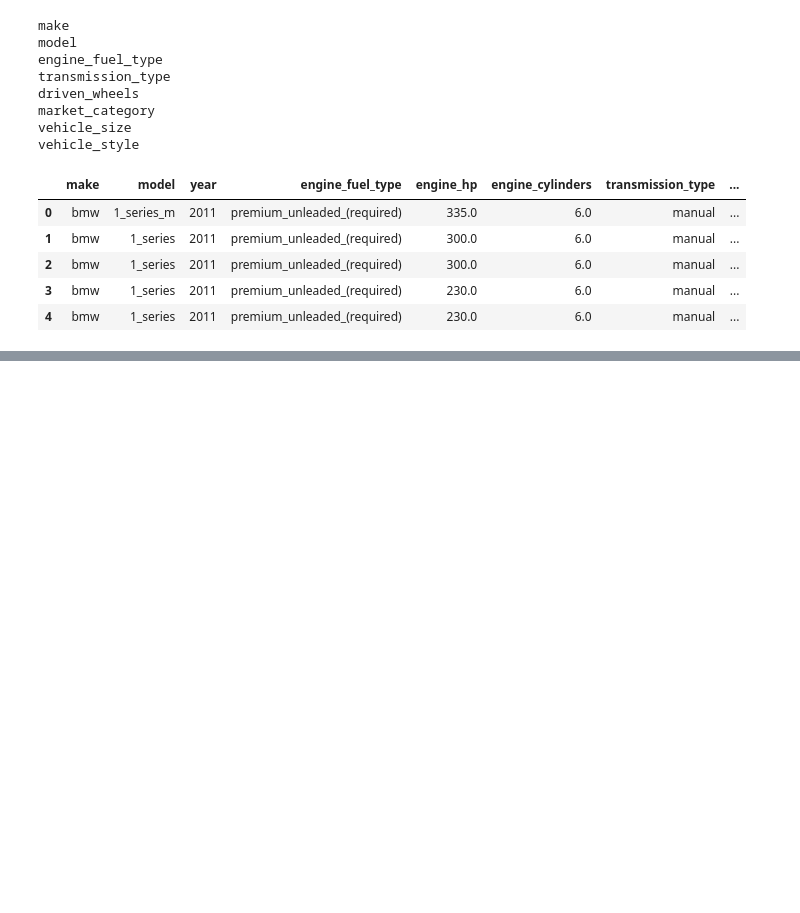
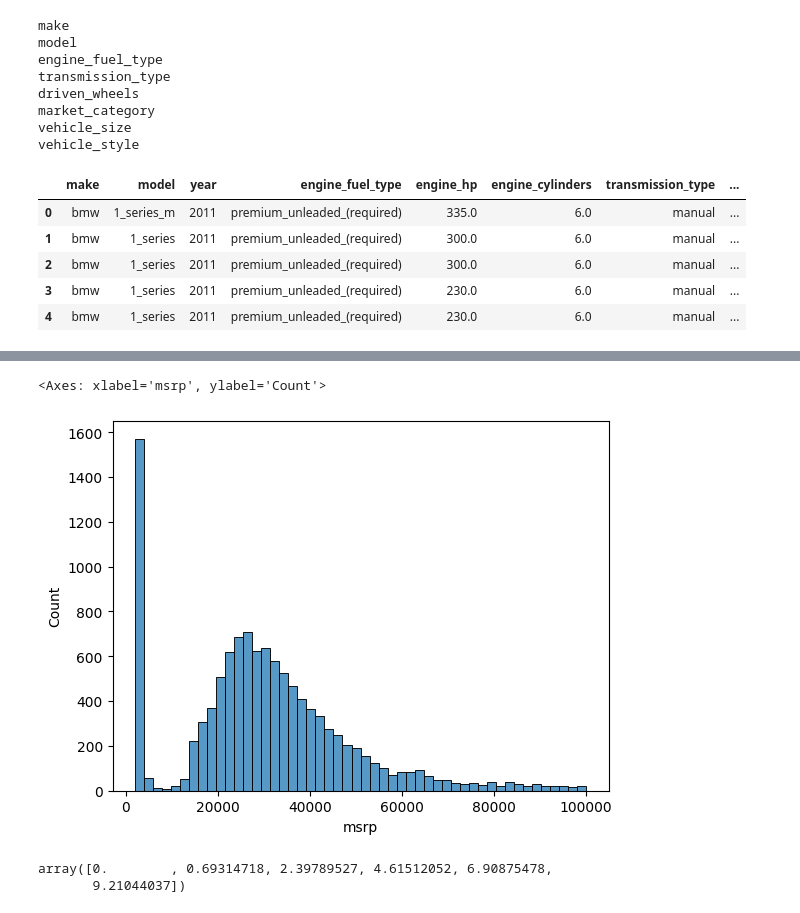
Before and after one commit to Abasi-ifreke/ml-zoomcamp, a Jupyter notebook: 02-regression/01-data-prep.ipynb, the cells around one changed output, grey strips where cells are left out. Drawn from its saved outputs; the diff is of its cells as text; code cells hidden in the pictures; blank space fills up the shorter version.

```diff
--- a/02-regression/01-data-prep.ipynb
+++ b/02-regression/01-data-prep.ipynb
@@ -124,0 +204,20 @@ df.head()
+# %%
+# Looking at prices less than 100,000
+sns.histplot(df.msrp[df.msrp < 100000], bins=50)
+
+# This is a tail distribution, and this kind of data will affect the ML
+# %% [output]
+<Axes: xlabel='msrp', ylabel='Count'>
+[figure, added]
+# %%
+# we apply logarithmic distribution to get rid of the long tail
+np.log([1, 10, 1000, 10000])
+
+# To avoid situations where we might have a zero price, we add 1
+np.log([0+1, 1+1, 10+1, 1000+1, 10000+1])
+
+# we use a function for this
+np.log1p([0,1,10,100,1000,10000])
+# %% [output]
+array([0.        , 0.69314718, 2.39789527, 4.61512052, 6.90875478,
+       9.21044037])
```
Also changed, not shown: parts of 11 cells of this notebook.
